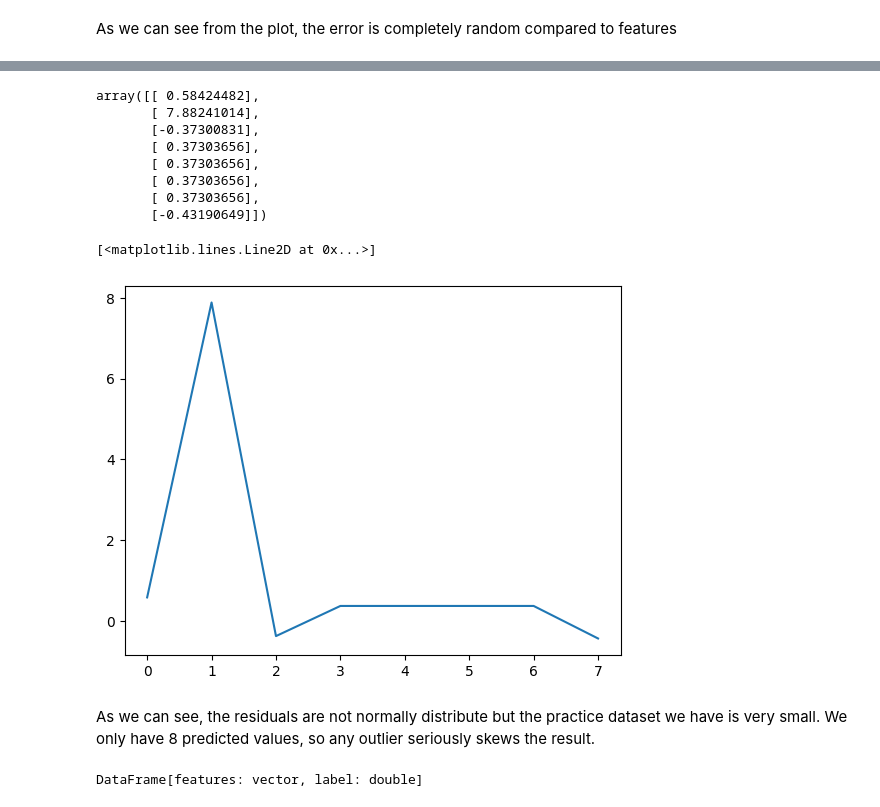
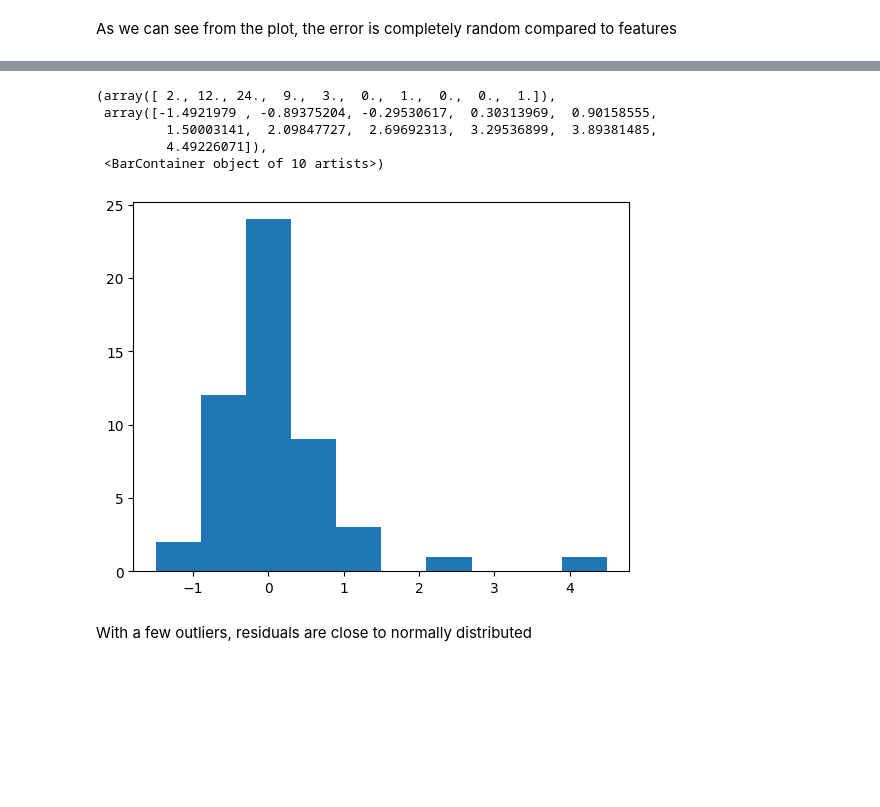
Before and after one commit to Juliana-Yakimchuk/Spark_MLLib-Machine-Learning, a Jupyter notebook: ML_Spark.ipynb, the cells around one changed output, grey strips where cells are left out. Cells and saved outputs as stored; diff of their text form; code cells hidden in the pictures; blank space fills up the shorter version.

```diff
--- a/ML_Spark.ipynb
+++ b/ML_Spark.ipynb
@@ -308,10 +309,9 @@ only showing top 5 rows
 # %%
-#in order to combine the results into one df, we have to perform a join through adding a matching column. We would
-#also remove passenger density
-
+#in order to combine the results into one df, we have to perform a join through adding a matching column.
+#Since we need the IDs for all dataframes to match, we'll combine monotonically increasing ID functon and row_number
+#We would also remove passenger density
 
 pca_feat = pca_feat.withColumn("id",monotonically_increasing_id() )
-num_df = spark_num_df.drop(*collinear_feat).withColumn( "id", monotonically_increasing_id() )
-combined_data = num_df.join(pca_feat, ['id'] )
-combined_data=combined_data.drop('features','scaled_features')
-combined_data.show()
+window = Window.orderBy(F.col('id'))
+pca_feat = pca_feat.withColumn('row_number', F.row_number().over(window))
+pca_feat = pca_feat['pca_features', 'row_number']
@@ -336,0 +318,9 @@ only showing top 20 rows
+# %%
+num_df = spark_num_df.drop(*collinear_feat).withColumn( "id", monotonically_increasing_id() )
+num_df = num_df.withColumn('row_number', F.row_number().over(window))
+num_df = num_df['Age','length', 'row_number']
+
+
+combined_data = num_df.join(pca_feat, ['row_number'] )
+combined_data=combined_data.drop('features','scaled_features')
+combined_data.show()
@@ -345,5 +366,7 @@ and we will keep all these features for our model
 # %%
 #We will now add the rest of the data we will use for the model
 df = ship_data['Cruise_Line', 'crew'].withColumn("id",monotonically_increasing_id() )
+df= df.withColumn('row_number', F.row_number().over(window))
+df = df['Cruise_Line','crew', 'row_number']
 df.show()
 # %% [output]
@@ -366,7 +389,7 @@ df.show()
 only showing top 20 rows
 # %%
-df = df.join(combined_data, ['id'])
-df = df.drop('id')
+df = df.join(combined_data, ['row_number'])
+df = df.drop('row_number')
 # %%
 df.show()
 # %% [output]
@@ -637,26 +665,15 @@ test.describe().show()
-# %%
-residuals
-# %% [output]
-array([[ 0.58424482],
-       [ 7.88241014],
-       [-0.37300831],
-       [ 0.37303656],
-       [ 0.37303656],
-       [ 0.37303656],
-       [ 0.37303656],
-       [-0.43190649]])
 # %%
 #Now we will if residuals are normally distributed
-plt.plot(residuals)
+plt.hist(residuals)
 # %% [output]
-[<matplotlib.lines.Line2D at 0x...>]
+(array([ 2., 12., 24.,  9.,  3.,  0.,  1.,  0.,  0.,  1.]),
+ array([-1.4921979 , -0.89375204, -0.29530617,  0.30313969,  0.90158555,
+         1.50003141,  2.09847727,  2.69692313,  3.29536899,  3.89381485,
+         4.49226071]),
+ <BarContainer object of 10 artists>)
-[figure, old version]
+[figure, new version]
-# %% [markdown]
-As we can see, the residuals are not normally distribute but the practice dataset we have is very small. We only have 8 predicted values, so any outlier seriously skews the result.
-# %%
-test
-# %% [output]
-DataFrame[features: vector, label: double]
+# %% [markdown]
+With a few outliers, residuals are close to normally distributed
 # %%
 #the last check is for homoscedasticity (i.e. whether the error term is constant along the regression line):
 predicted = cvModel.transform(test)
```
Also changed, not shown: parts of 25 cells of this notebook.
